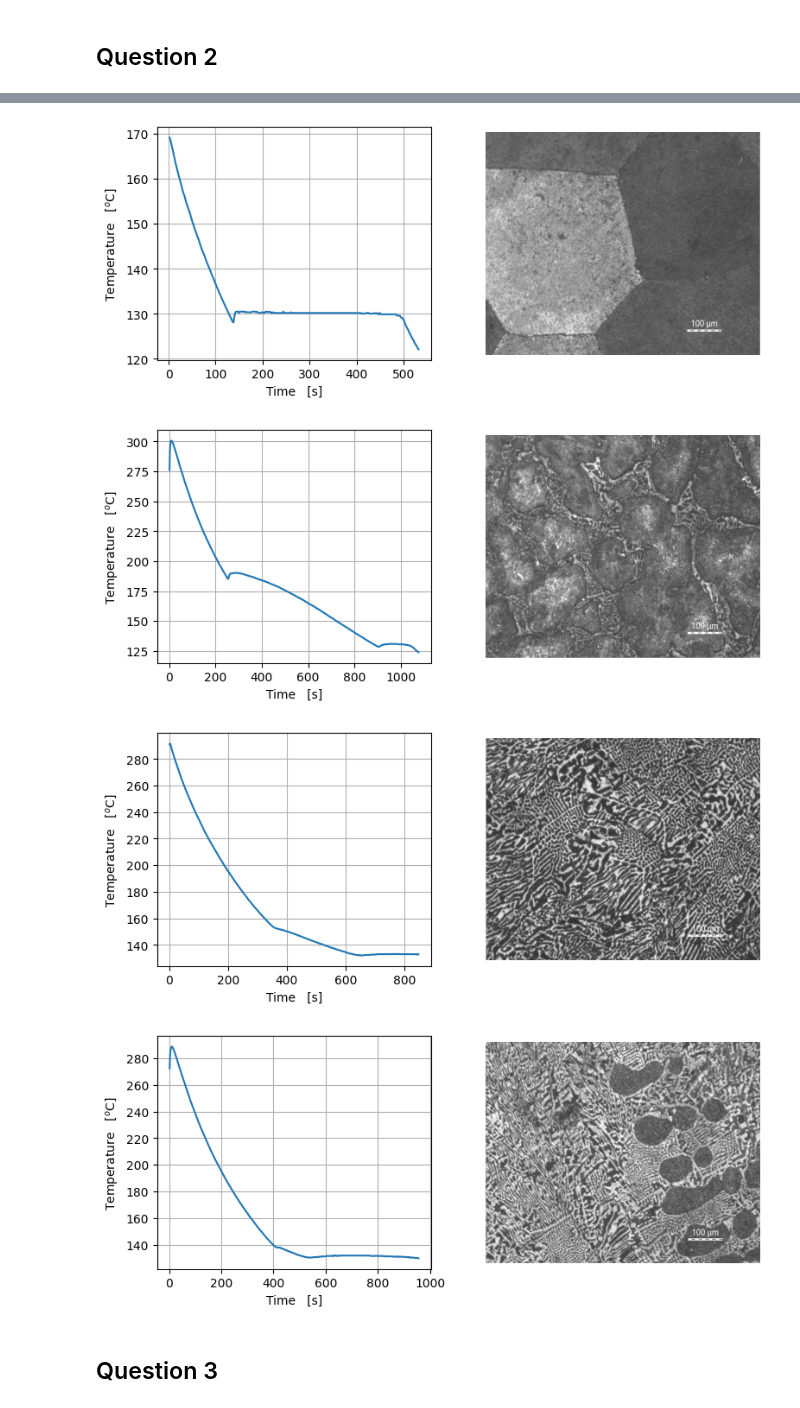
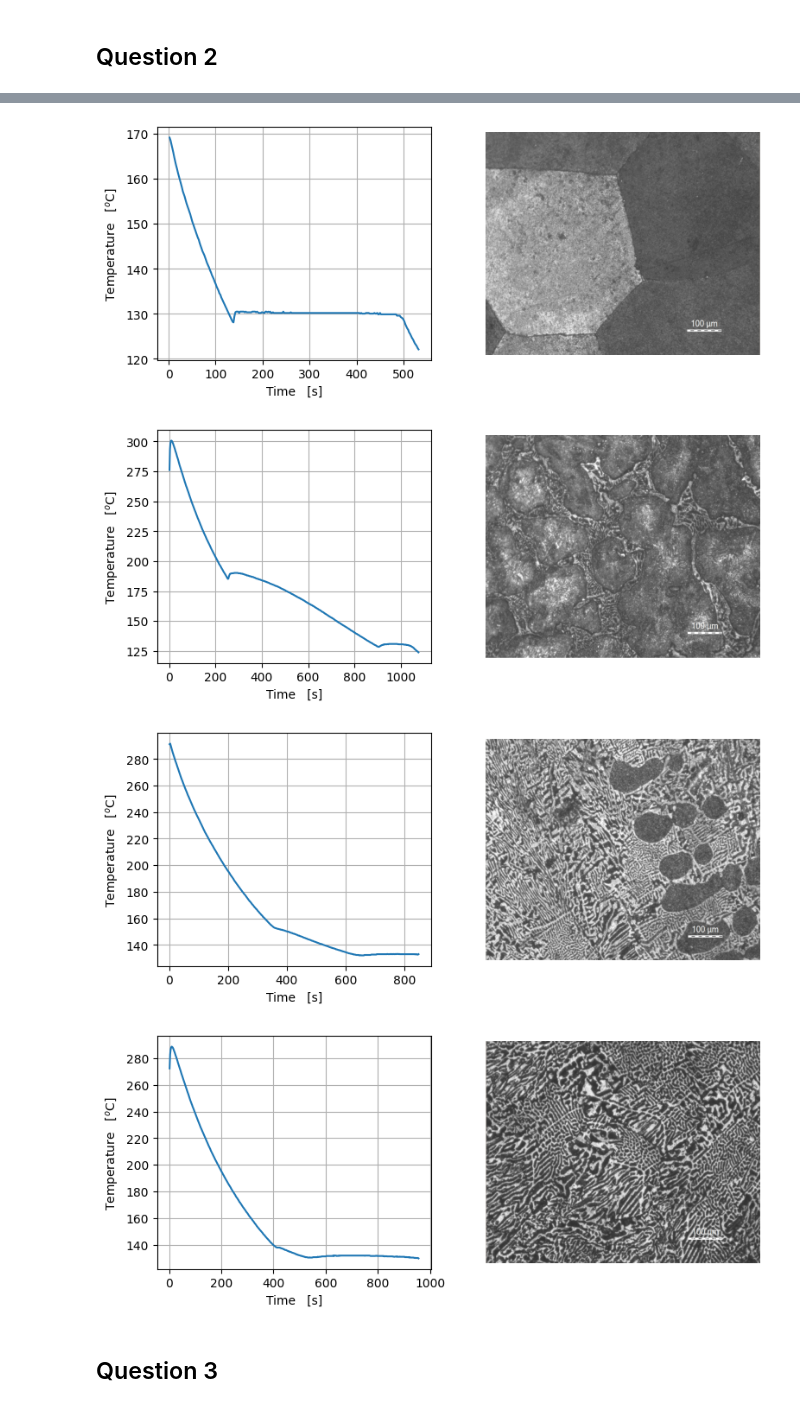
Before and after one commit to nglaser3/NPRE432_Materials, a Jupyter notebook: Lab4/Untitled.ipynb, the cells around one changed output, grey strips where cells are left out. Cells and saved outputs as stored; diff of their text form; code cells hidden in the pictures.

```diff
--- a/Lab4/Untitled.ipynb
+++ b/Lab4/Untitled.ipynb
@@ -66,10 +66,10 @@ def q2plotter(data,img):
     ax['data'].set_ylabel('Temperature   [$^o$C]')
 # %%
 keys = ['Bi_00','Bi_25','Bi_50','Bi_55']
-files = glob.glob('*.jpg')
+files = sorted(glob.glob('*.jpg'))
 for k,f in zip(keys,files):
     q2plotter(D[k],f)
-    plt.savefig('plots/q2{}.png'.format(k[2:]),dpi=600)
+    plt.savefig('plots/q2{}.png'.format(k[2:]),dpi=600,bbox_inches='tight')
     #plt.show()
 files
 # %% [output]
@@ -77,7 +77,7 @@ files
 [figure]
 [figure]
-[figure, old version]
+[figure, new version]
-[figure, old version]
+[figure, new version]
 # %% [markdown]
 ## Question 3
 # %%
```
Also changed, not shown: parts of 2 cells of this notebook, 2 other files.
